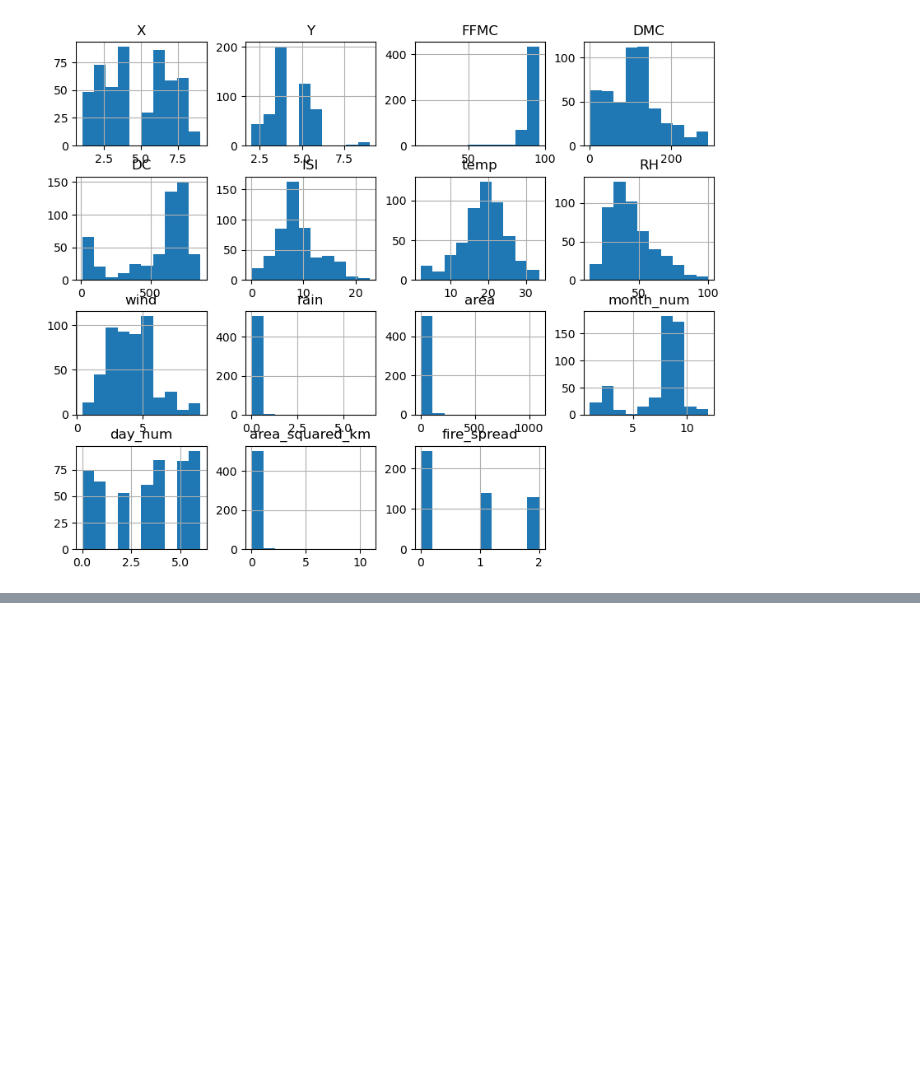
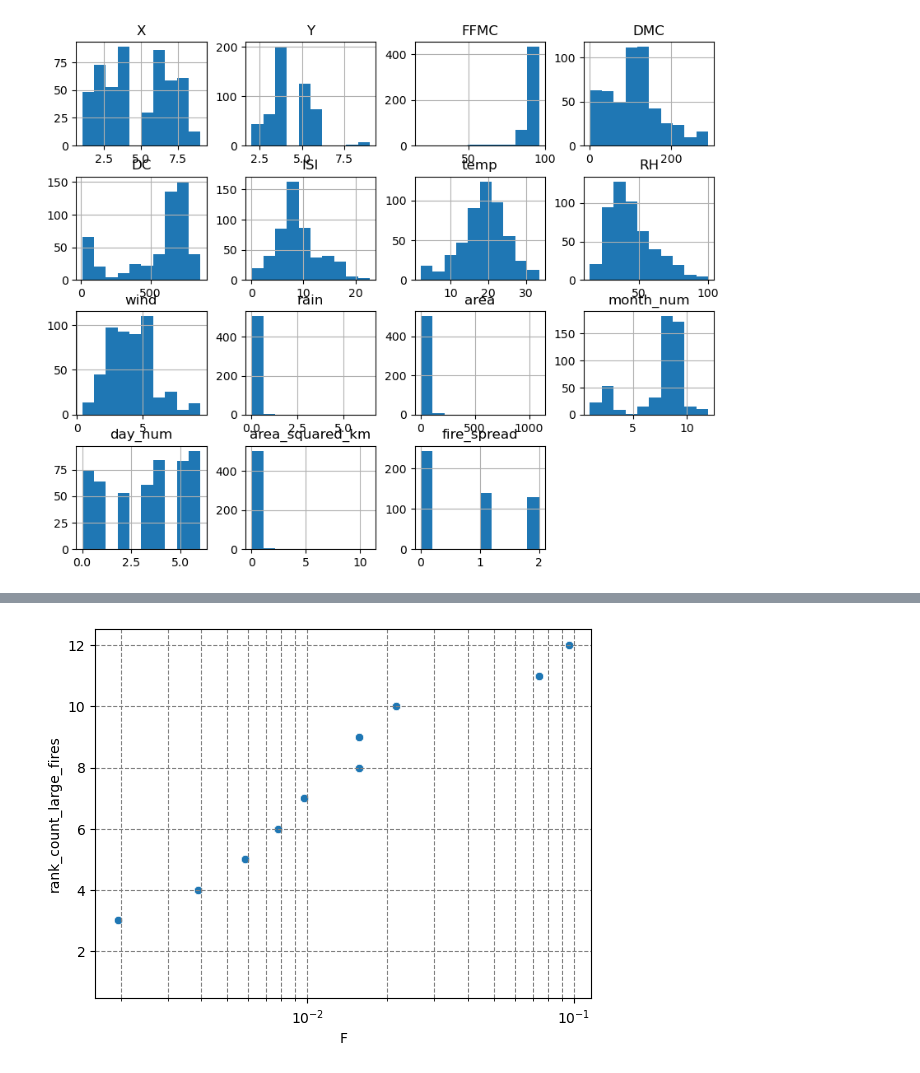
Before and after one commit to kaytlinwu/Wildfire_Analaysis_Data_Science_Midterm_Project, a Jupyter notebook: Notebooks/Combined_Forest_Fire_Analysis_Final.ipynb, the cells around one changed output, grey strips where cells are left out. Cells and saved outputs as stored; diff of their text form; code cells hidden in the pictures; blank space fills up the shorter version.

```diff
--- a/Notebooks/Combined_Forest_Fire_Analysis_Final.ipynb
+++ b/Notebooks/Combined_Forest_Fire_Analysis_Final.ipynb
@@ -384,0 +443,2 @@ cleaned_data.to_csv('../Data/forest_fire_clean.csv', index=False)
+# %%
+cleaned_data_plus_large_count.drop('large_fire_check_x', axis=1,inplace=True)
@@ -384,0 +447,2 @@ cleaned_data.to_csv('../Data/forest_fire_clean.csv', index=False)
+# %%
+cleaned_data_plus_large_count.rename(columns ={'large_fire_check_y':'large_fire_month_total'}, inplace=True)
@@ -384,0 +451,2 @@ cleaned_data.to_csv('../Data/forest_fire_clean.csv', index=False)
+# %%
+cleaned_data_plus_large_count['F']=cleaned_data_plus_large_count['large_fire_month_total']/513
@@ -384,0 +463,2 @@ cleaned_data.to_csv('../Data/forest_fire_clean.csv', index=False)
+# %%
+cleaned_data_plus_large_count.drop('large_fire_check', axis=1,inplace=True)
@@ -384,0 +474,8 @@ cleaned_data.to_csv('../Data/forest_fire_clean.csv', index=False)
+# %%
+
+sns.scatterplot(data=cleaned_data_plus_large_count, x=cleaned_data_plus_large_count['F'], y=cleaned_data_plus_large_count['rank_count_large_fires'])
+plt.xscale('log')
+plt.grid(True,which="both",ls="--",c='gray')
+plt.show()
+# %% [output]
+[figure, added]
```
Also changed, not shown: parts of 26 cells of this notebook, 8 other files.
